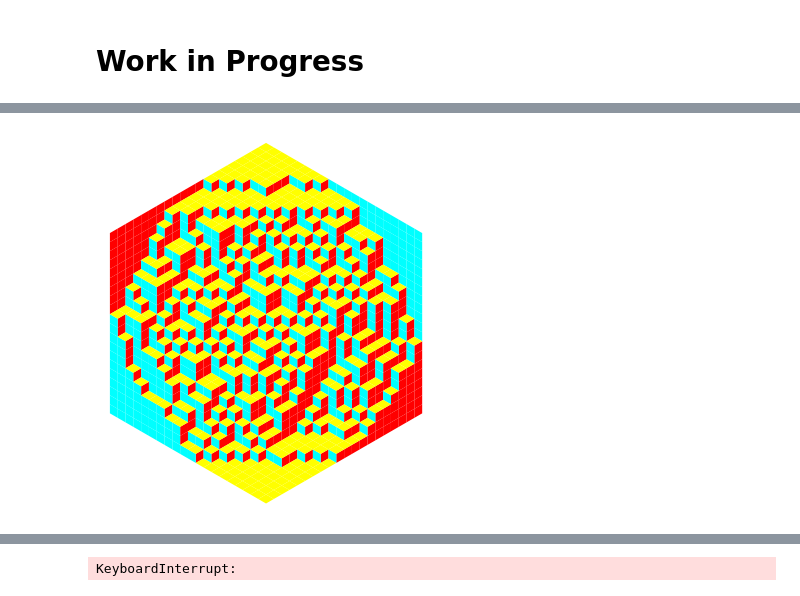
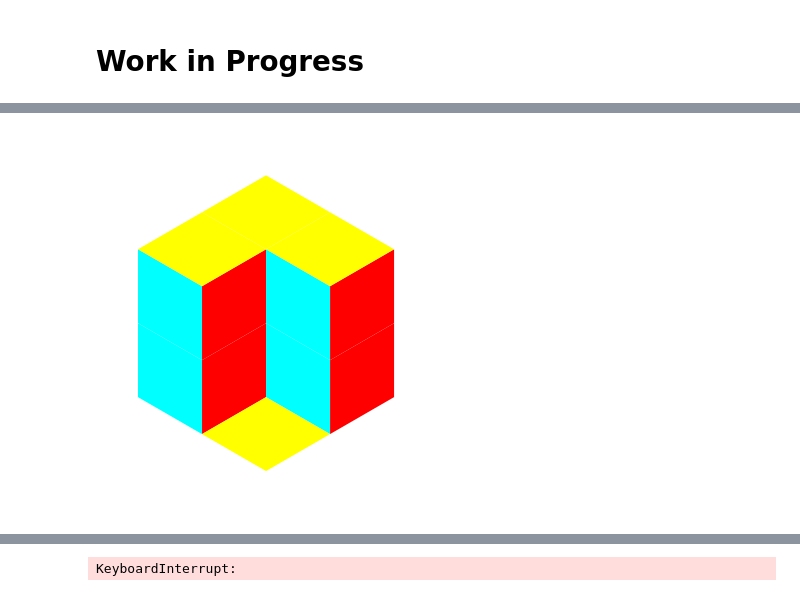
Before and after one commit to MaxvanHorssen/random-tilings, a Jupyter notebook: Untitled-1.ipynb, the cells around one changed output, grey strips where cells are left out. Drawn from its saved outputs; the diff is of its cells as text; code cells hidden in the pictures.

```diff
--- a/Untitled-1.ipynb
+++ b/Untitled-1.ipynb
@@ -230,11 +226,11 @@ _=draw_aztec(50,w,dpi=100,show_figure=1)
 # %%
-n = 20
+n = 2
 alpha1 = 0.3
 alpha2 = 0.3
 w = np.array([[1,1,1],[1,1,1],[1,1,1],[1/alpha1,alpha2,
             alpha1/alpha2],[1,1,1],[alpha1,1/alpha2,alpha2/alpha1]])
 
 _=draw_hexagon1(n,w,dpi=100,show_figure=1)
 # %% [output]
-[figure, old version]
+[figure, new version]
 # %%
```
Also changed, not shown: parts of 28 cells of this notebook.
